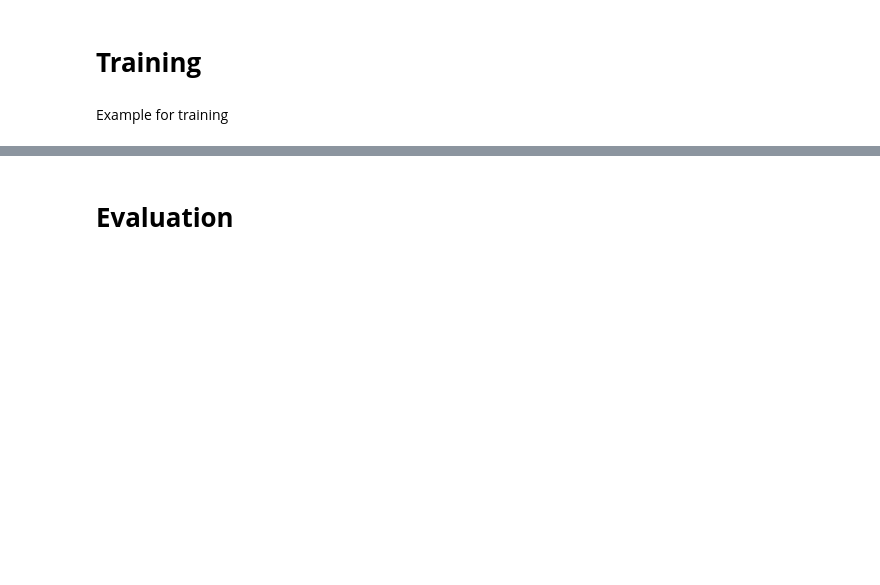
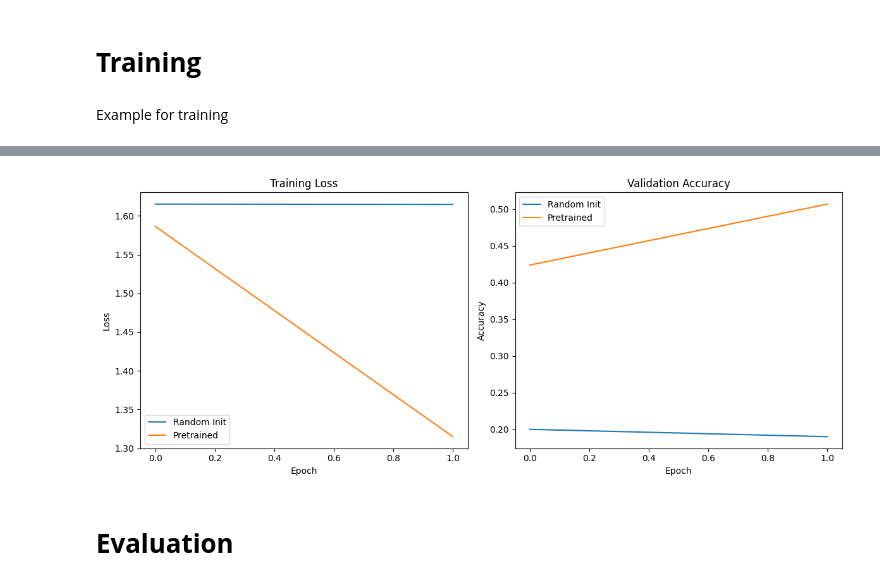
Before and after one commit to FabianDubach/NLP, a Jupyter notebook: _Project/project_2.ipynb, the cells around one changed output, grey strips where cells are left out. Saved outputs shown, nothing was run; the diff lists cells and outputs as text; code cells hidden in the pictures; blank space fills up the shorter version.

Commit message:
implement working models/training

```diff
--- a/_Project/project_2.ipynb
+++ b/_Project/project_2.ipynb
@@ -598,4 +476,0 @@ model = TransformerForSequenceClassification(
-# %%
-# Now train the model from scratch
-optimizer = torch.optim.Adam(model.parameters(), lr=1e-4)
-criterion = nn.CrossEntropyLoss()
@@ -617,0 +633,3 @@ for epoch in range(num_epochs):
+# %%
+device = torch.device("cuda" if torch.cuda.is_available() else "cpu")
+print("Using device:", device)
@@ -617,0 +660,12 @@ for epoch in range(num_epochs):
+# %%
+pretrained_model, pretrained_losses, pretrained_accuracies = train_transformer(
+    model_pretrained,
+    train_dataloader,
+    val_dataloader,
+    device,
+    epochs=2,
+    learning_rate=1e-4,
+    gradient_accumulation_steps=4,  # Effectively creates a batch size of 32
+    patience=3,
+    save_path="pretrained_transformer.pt"
+)
@@ -618,3 +682,31 @@ for epoch in range(num_epochs):
+# %%
+def plot_training_curves(random_losses, random_accuracies, pretrained_losses, pretrained_accuracies):
+    plt.figure(figsize=(12, 5))
+
+    # Plot training loss
+    plt.subplot(1, 2, 1)
+    plt.plot(random_losses, label='Random Init')
+    plt.plot(pretrained_losses, label='Pretrained')
+    plt.title('Training Loss')
+    plt.xlabel('Epoch')
+    plt.ylabel('Loss')
+    plt.legend()
+
+    # Plot validation accuracy
+    plt.subplot(1, 2, 2)
+    plt.plot(random_accuracies, label='Random Init')
+    plt.plot(pretrained_accuracies, label='Pretrained')
+    plt.title('Validation Accuracy')
+    plt.xlabel('Epoch')
+    plt.ylabel('Accuracy')
+    plt.legend()
+
+    plt.tight_layout()
+    plt.show()
+# %%
+plot_training_curves(random_losses, random_accuracies, pretrained_losses, pretrained_accuracies)
+# %% [output]
+[figure, added]
 # %% [markdown]
 # **Evaluation**
 # %% [markdown]
```
Also changed, not shown: parts of 32 cells of this notebook, 3 other files.
